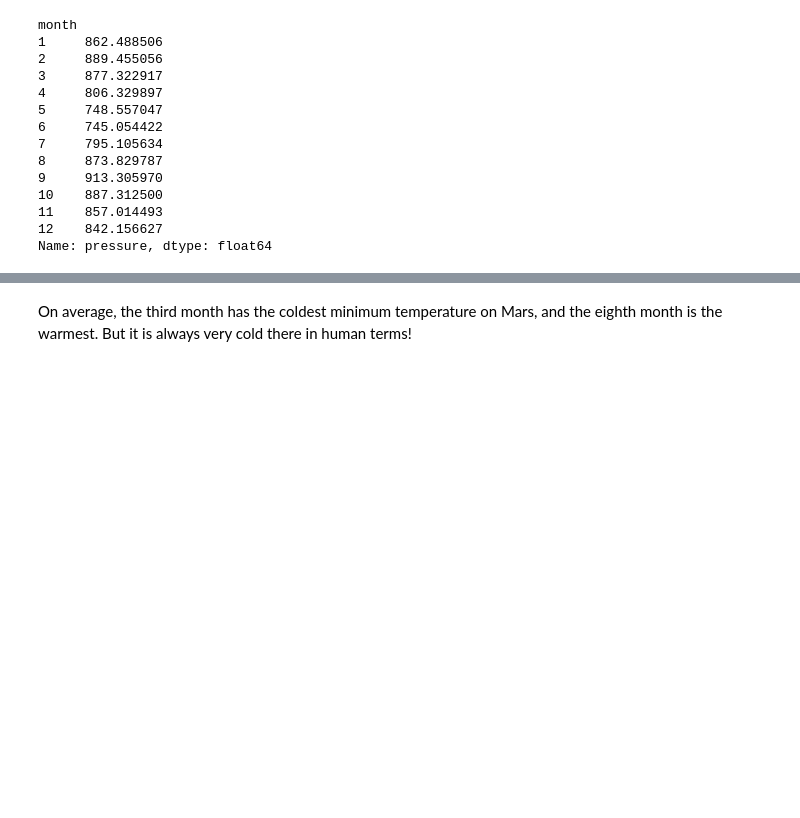
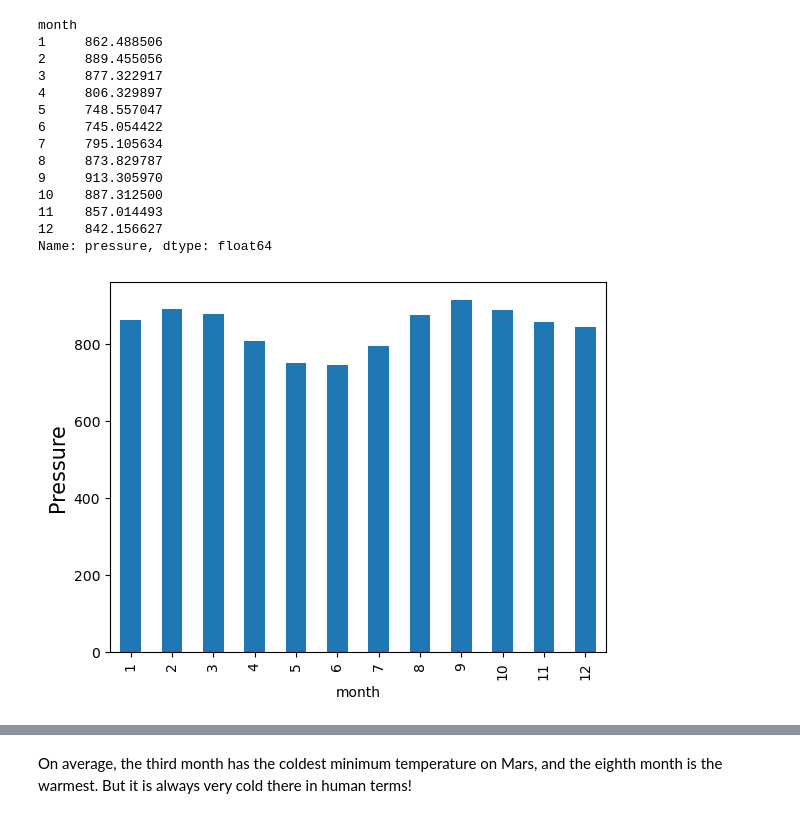
Before and after one commit to sma005/mars-challenge, a Jupyter notebook: part_2_mars_weather.ipynb, the cells around one changed output, grey strips where cells are left out. Drawn from its saved outputs; the diff is of its cells as text; code cells hidden in the pictures; blank space fills up the shorter version.

```diff
--- a/part_2_mars_weather.ipynb
+++ b/part_2_mars_weather.ipynb
@@ -282,6 +274,11 @@ month
 Name: pressure, dtype: float64
 # %%
 # Plot the average pressure by month
-pressure_plot = avg_df[['pressure']].plot
+df = avg_df.groupby(['month'])['pressure'].mean()
 
+ax = df.plot(kind='bar')
+ax.set_alpha(0.8)
+ax.set_ylabel("Pressure", fontsize=15)
 plt.show()
+# %% [output]
+[figure, added]
```
Also changed, not shown: parts of 9 cells of this notebook.
